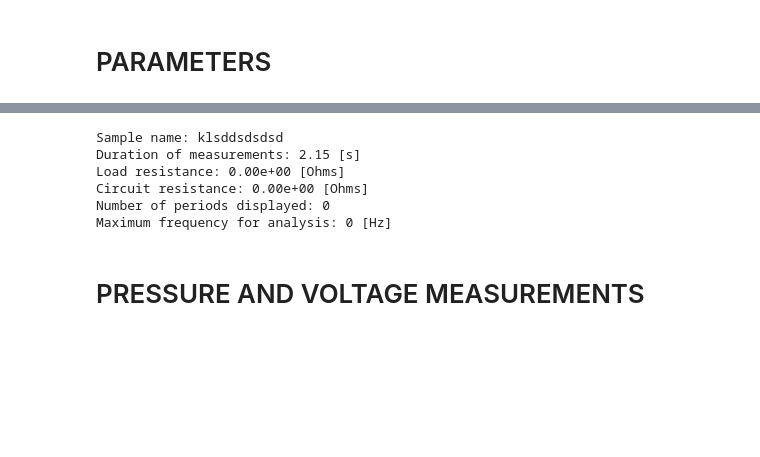
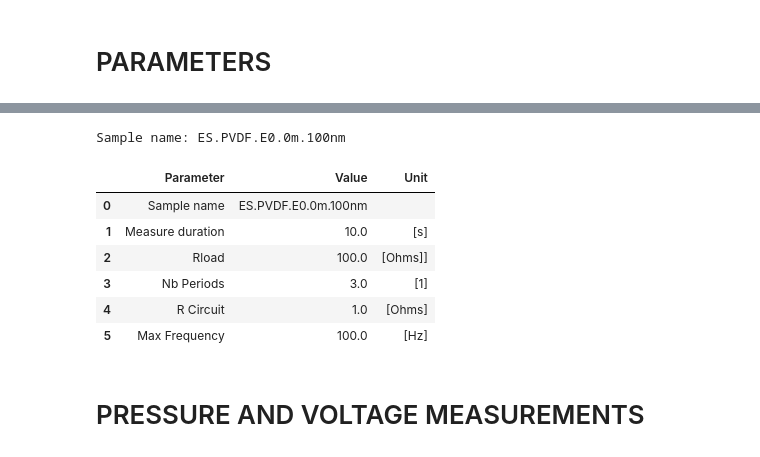
Before and after one commit to Eliott-Sarrey/DispoPiezo, a Jupyter notebook: Measurements.ipynb, the cells around one changed output, grey strips where cells are left out. Drawn from its saved outputs; the diff is of its cells as text; code cells hidden in the pictures; blank space fills up the shorter version.

Commit message:
Add tables

```diff
--- a/Measurements.ipynb
+++ b/Measurements.ipynb
@@ -30,31 +30,40 @@ HBox(children=(Label(value='Maximum frequency for analysis: [Hz] : '), parameter
 [interactive output not drawn]
 [interactive output not drawn]
 # %%
-### Print parameters
+### Print sample name and define folder
 parameters = np.loadtxt('./src/parameters.csv', delimiter=",", comments='#', dtype=str)
-
 sampleName = parameters[0]
-measureDuration = float(parameters[1])
-Rload = float(parameters[2])
-nbCycles = float(parameters[3])
-Rcircuit = float(parameters[4])
-fourrierMaxFreq = float(parameters[5])
 
 folder = './data/{}/{}_{}/{}/{}h{}/{}/'.format(date.today().strftime('%Y'), date.today().strftime('%m'), date.today().strftime('%B'), date.today().strftime('%d'), str(time.localtime().tm_hour).zfill(2), str(time.localtime().tm_min).zfill(2), sampleName)
 
 print('Sample name: ' + str(sampleName))
-print('Duration of measurements: %0.2f [s]' %(previousPowerOf2( int( min( 10, measureDuration )* 125e6 / 16384 )) / 125e6 * 16384 ))
-print('Load resistance: %0.2e [Ohms]' %Rload)
-print('Circuit resistance: %0.2e [Ohms]' %Rcircuit)
-print('Number of periods displayed: %0.0f' %nbCycles)
-print('Maximum frequency for analysis: %0.0f [Hz]' %fourrierMaxFreq)
 # %% [output]
-Sample name: klsddsdsdsd
-Duration of measurements: 2.15 [s]
-Load resistance: 0.00e+00 [Ohms]
-Circuit resistance: 0.00e+00 [Ohms]
-Number of periods displayed: 0
-Maximum frequency for analysis: 0 [Hz]
+Sample name: ES.PVDF.E0.0m.100nm
+# %%
+### Print parameters
+
+parameters = np.loadtxt('./src/parameters.csv', delimiter=",", comments='#', dtype=str)
+
+measureDuration = float(parameters[1])
+Rload = float(parameters[2])
+nbCycles = float(parameters[3])
+Rcircuit = float(parameters[4])
+fourrierMaxFreq = float(parameters[5])
+
+pd.DataFrame(   np.array([
+                ['Sample name', 'Measure duration', 'Rload', 'Nb Periods', 'R Circuit', 'Max Frequency'],
+                parameters,
+                ['', '[s]', '[Ohms]]', '[1]', '[Ohms]', '[Hz]'] ]).transpose(),
+                columns=['Parameter', 'Value', 'Unit'],
+            )
+# %% [output]
+|  | Parameter | Value | Unit |
+| 0 | Sample name | ES.PVDF.E0.0m.100nm |  |
+| 1 | Measure duration | 10.0 | [s] |
+| 2 | Rload | 100.0 | [Ohms]] |
+| 3 | Nb Periods | 3.0 | [1] |
+| 4 | R Circuit | 1.0 | [Ohms] |
+| 5 | Max Frequency | 100.0 | [Hz] |
 # %% [markdown]
 # PRESSURE AND VOLTAGE MEASUREMENTS
 # %%
```
Also changed, not shown: parts of 14 cells of this notebook, 5 other files.
